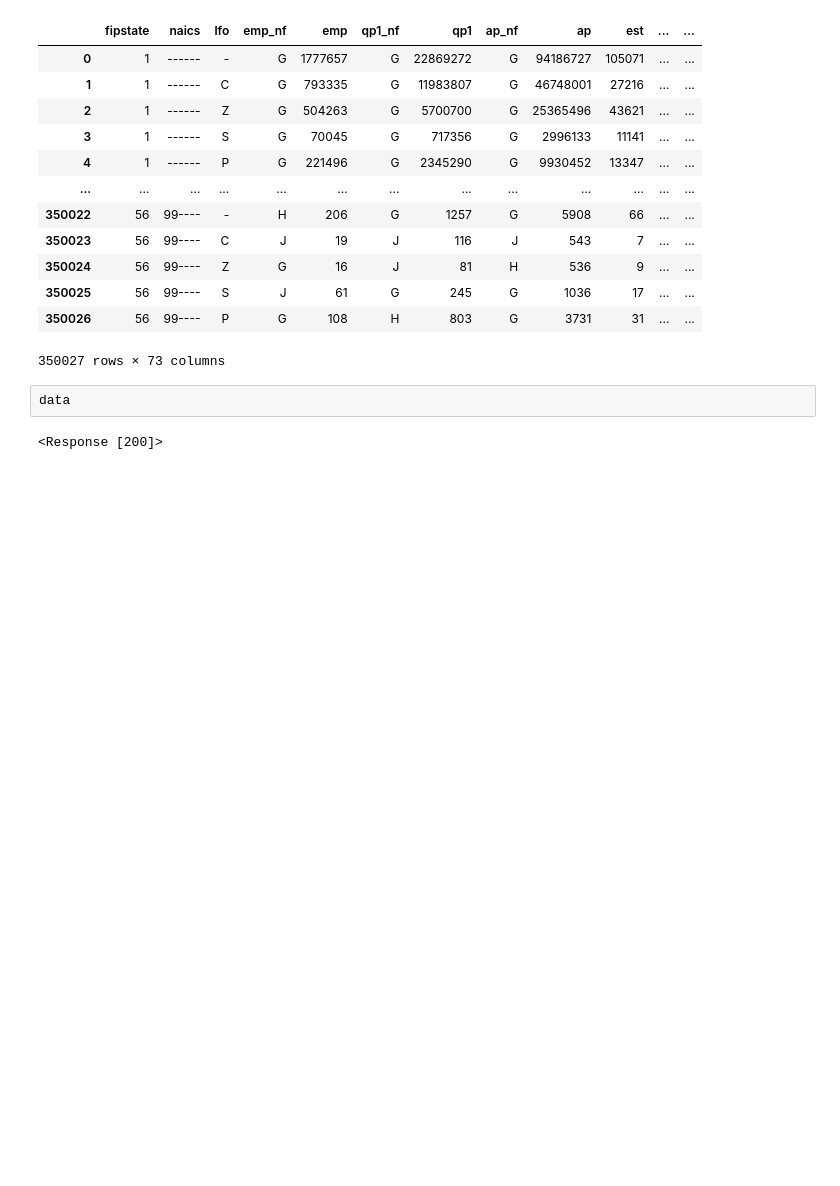
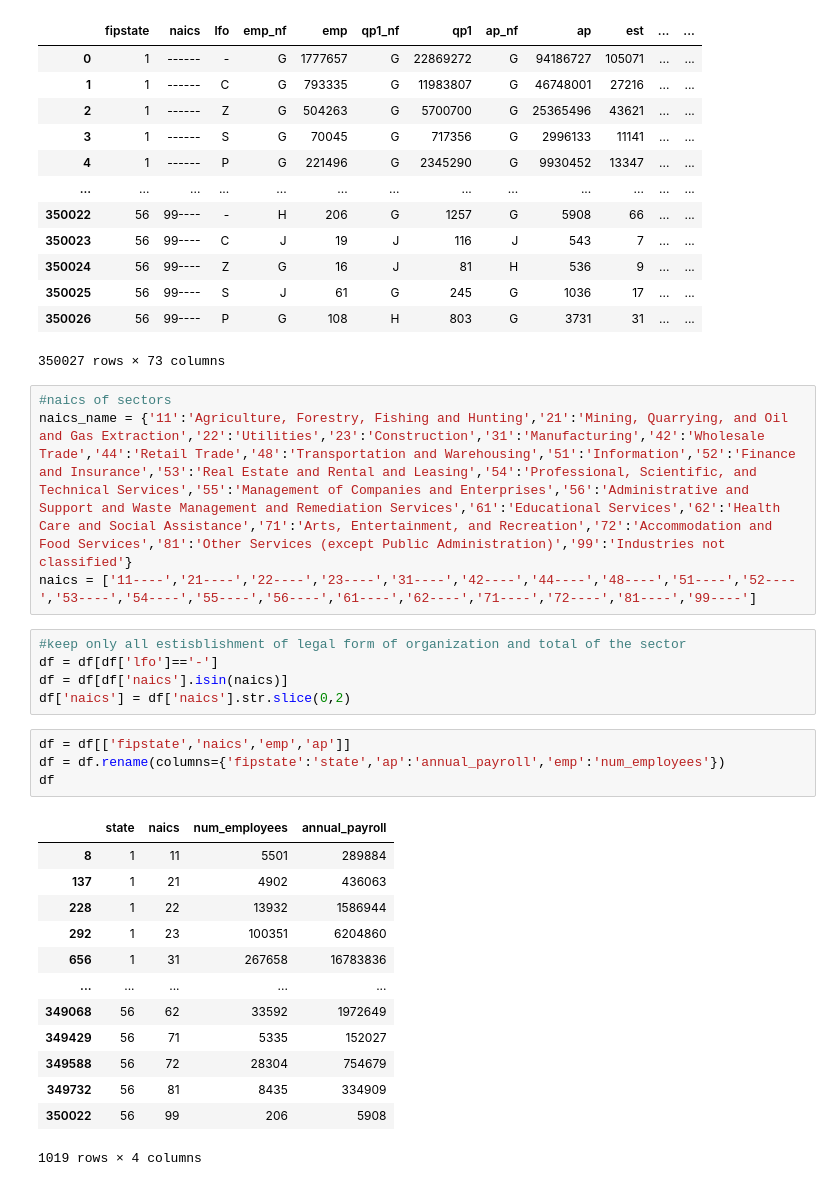
Before and after one commit to TheoLam00/TheoLam00.github.io, a Jupyter notebook: project/cbp/CBP.ipynb, the cells around one changed output. Cells and saved outputs as stored; diff of their text form; blank space fills up the shorter version.

```diff
--- a/project/cbp/CBP.ipynb
+++ b/project/cbp/CBP.ipynb
@@ -25,7 +26,30 @@ df
 | 350025 | 56 | 99---- | S | J | 61 | G | 245 | G | 1036 | 17 | ... | ... |
 | 350026 | 56 | 99---- | P | G | 108 | H | 803 | G | 3731 | 31 | ... | ... |
 350027 rows × 73 columns
-# %%
-data
-# %% [output]
-<Response [200]>
+# %%
+#naics of sectors
+naics_name = {'11':'Agriculture, Forestry, Fishing and Hunting','21':'Mining, Quarrying, and Oil and Gas Extraction','22':'Utilities','23':'Construction','31':'Manufacturing','42':'Wholesale Trade','44':'Retail Trade','48':'Transportation and Warehousing','51':'Information','52':'Finance and Insurance','53':'Real Estate and Rental and Leasing','54':'Professional, Scientific, and Technical Services','55':'Management of Companies and Enterprises','56':'Administrative and Support and Waste Management and Remediation Services','61':'Educational Services','62':'Health Care and Social Assistance','71':'Arts, Entertainment, and Recreation','72':'Accommodation and Food Services','81':'Other Services (except Public Administration)','99':'Industries not classified'}
+naics = ['11----','21----','22----','23----','31----','42----','44----','48----','51----','52----','53----','54----','55----','56----','61----','62----','71----','72----','81----','99----']
+# %%
+#keep only all estisblishment of legal form of organization and total of the sector
+df = df[df['lfo']=='-']
+df = df[df['naics'].isin(naics)]
+df['naics'] = df['naics'].str.slice(0,2)
+# %%
+df = df[['fipstate','naics','emp','ap']]
+df = df.rename(columns={'fipstate':'state','ap':'annual_payroll','emp':'num_employees'})
+df
+# %% [output]
+|  | state | naics | num_employees | annual_payroll |
+| 8 | 1 | 11 | 5501 | 289884 |
+| 137 | 1 | 21 | 4902 | 436063 |
+| 228 | 1 | 22 | 13932 | 1586944 |
+| 292 | 1 | 23 | 100351 | 6204860 |
+| 656 | 1 | 31 | 267658 | 16783836 |
+| ... | ... | ... | ... | ... |
+| 349068 | 56 | 62 | 33592 | 1972649 |
+| 349429 | 56 | 71 | 5335 | 152027 |
+| 349588 | 56 | 72 | 28304 | 754679 |
+| 349732 | 56 | 81 | 8435 | 334909 |
+| 350022 | 56 | 99 | 206 | 5908 |
+1019 rows × 4 columns
```
Also changed, not shown: parts of 1 cell of this notebook.
